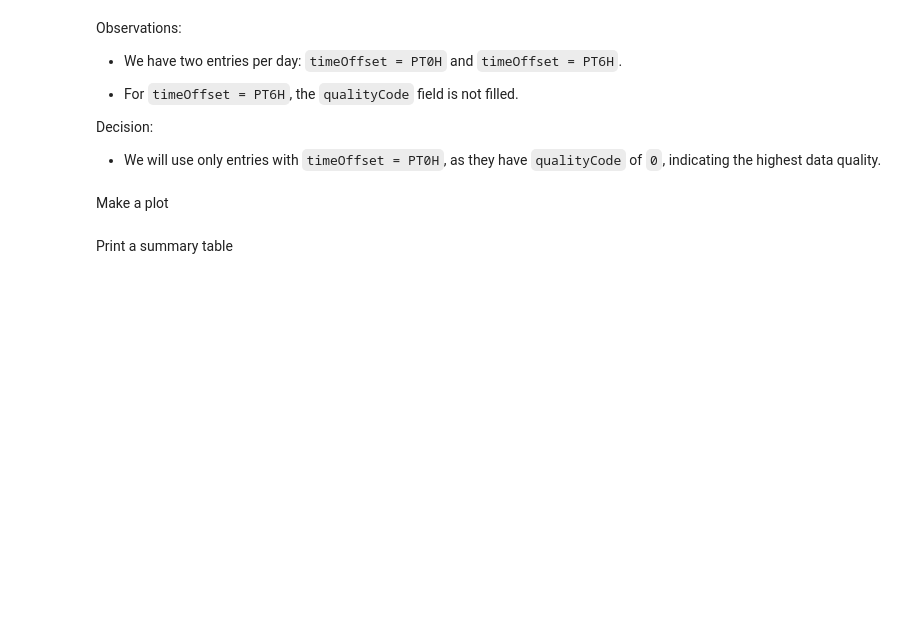
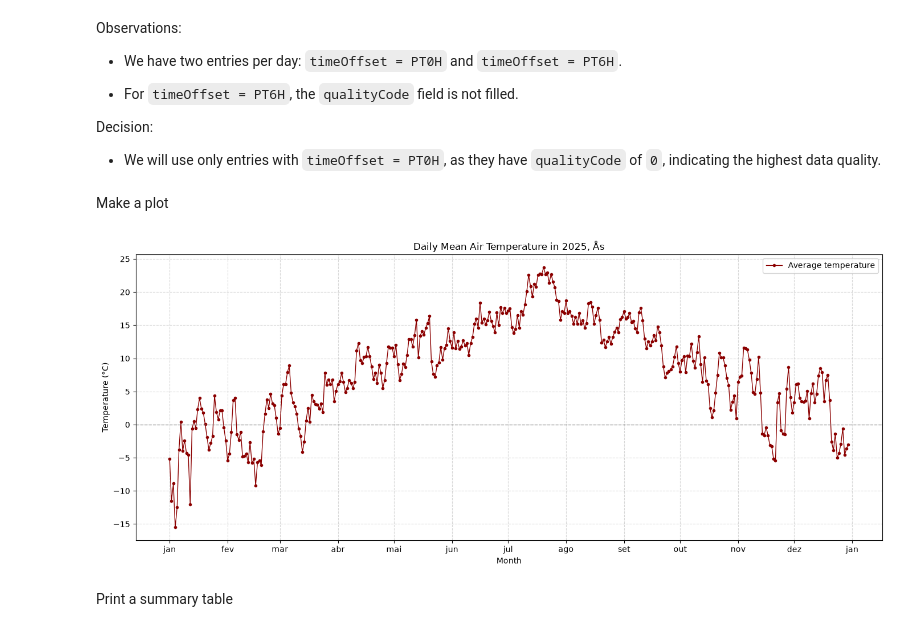
Before and after one commit to Behanix/inf201-deliverables, a Jupyter notebook: deliverable_1.ipynb, the cells around one changed output. Saved outputs shown, nothing was run; the diff lists cells and outputs as text; code cells hidden in the pictures; blank space fills up the shorter version.

```diff
--- a/deliverable_1.ipynb
+++ b/deliverable_1.ipynb
@@ -133,19 +130,19 @@ Data retrieved from frost.met.no!
 # %% [markdown]
 Convert JSON into DataFrame
 # %%
-# # This will return a Dataframe with all of the observations in a table format
-# table = pd.DataFrame()
-# for i in range(len(data)):
-#     row = pd.DataFrame(data[i]['observations'])
-#     row['referenceTime'] = data[i]['referenceTime']
-#     row['sourceId'] = data[i]['sourceId']
-#     table = pd.concat([table, row], ignore_index=True)
+# This will return a Dataframe with all of the observations in a table format
+table = pd.DataFrame()
+for i in range(len(data)):
+    row = pd.DataFrame(data[i]['observations'])
+    row['referenceTime'] = data[i]['referenceTime']
+    row['sourceId'] = data[i]['sourceId']
+    table = pd.concat([table, row], ignore_index=True)
 
-# # These additional columns will be kept
-# columns = ['referenceTime', 'timeOffset', 'qualityCode', 'value', 'unit']
-# df = table[columns]
+# These additional columns will be kept
+columns = ['referenceTime', 'timeOffset', 'qualityCode', 'value', 'unit']
+df = table[columns]
 
-# # Convert the time value to something Python understands
-# df['referenceTime'] = pd.to_datetime(df['referenceTime'])
+# Convert the time value to something Python understands
+df['referenceTime'] = pd.to_datetime(df['referenceTime'])
 
-# df
+df
@@ -175,34 +199,36 @@ plt.plot(
     linestyle='-',
     linewidth=1,
     markersize=3,
-    color='steelblue',
+    color='darkred',
     label='Average temperature'
 )
 
 # Zero-degree reference
 plt.axhline(
     0,
     color="gray",
     linestyle="--",
     linewidth=1,
     alpha=0.75
 )
 
 # Format dates
 plt.gca().xaxis.set_major_locator(mdates.MonthLocator())
 plt.gca().xaxis.set_major_formatter(mdates.DateFormatter("%b"))
 
 # Labels
 plt.title('Daily Mean Air Temperature in 2025, Ås')
 plt.xlabel('Month')
 plt.ylabel('Temperature (°C)')
 
 # Styling
 plt.grid(True, linestyle='--', alpha=0.5)
 plt.legend()
 plt.tight_layout()
 
 plt.show()
+# %% [output]
+[figure, added]
 # %% [markdown]
 Print a summary table
 # %%
```
Also changed, not shown: parts of 19 cells of this notebook.
